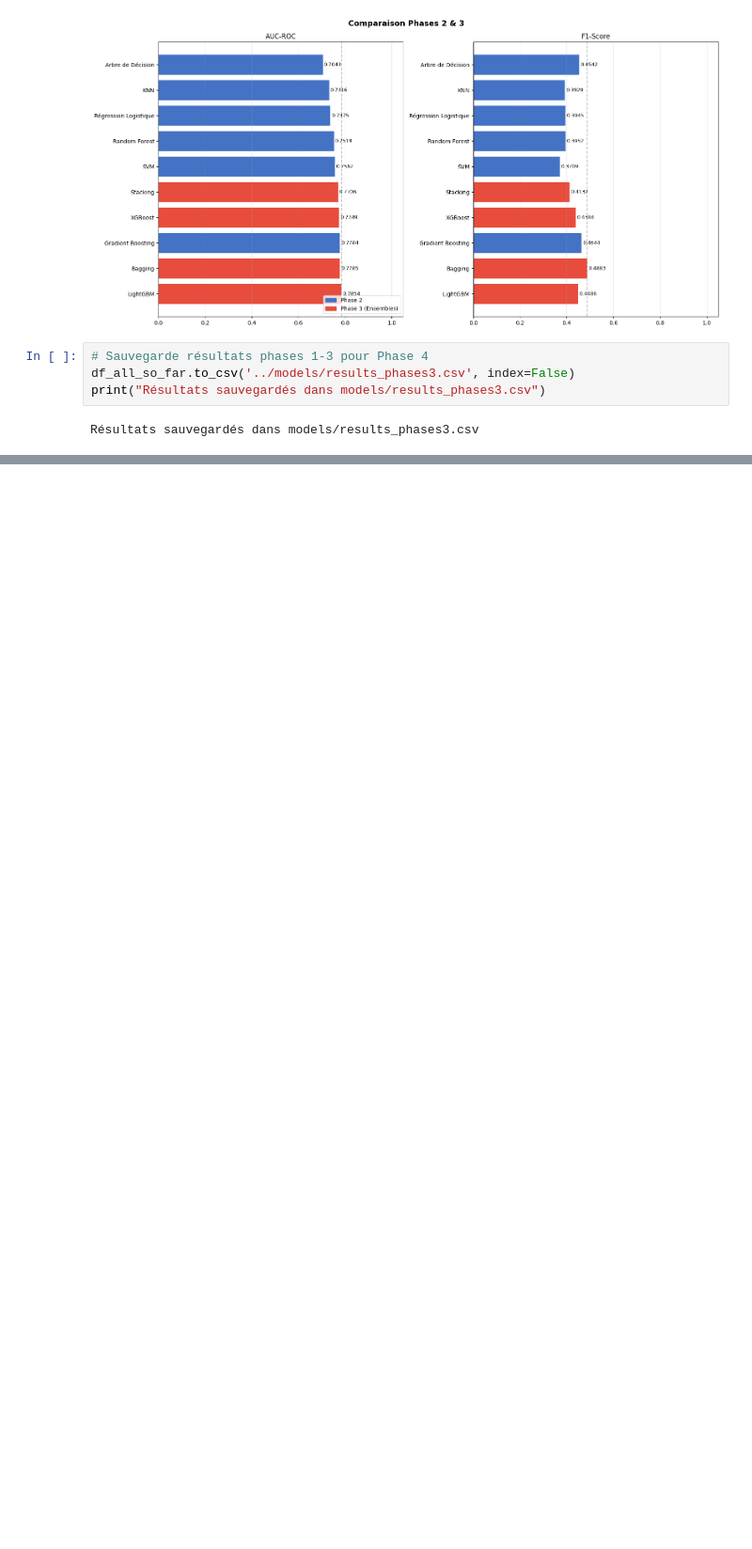
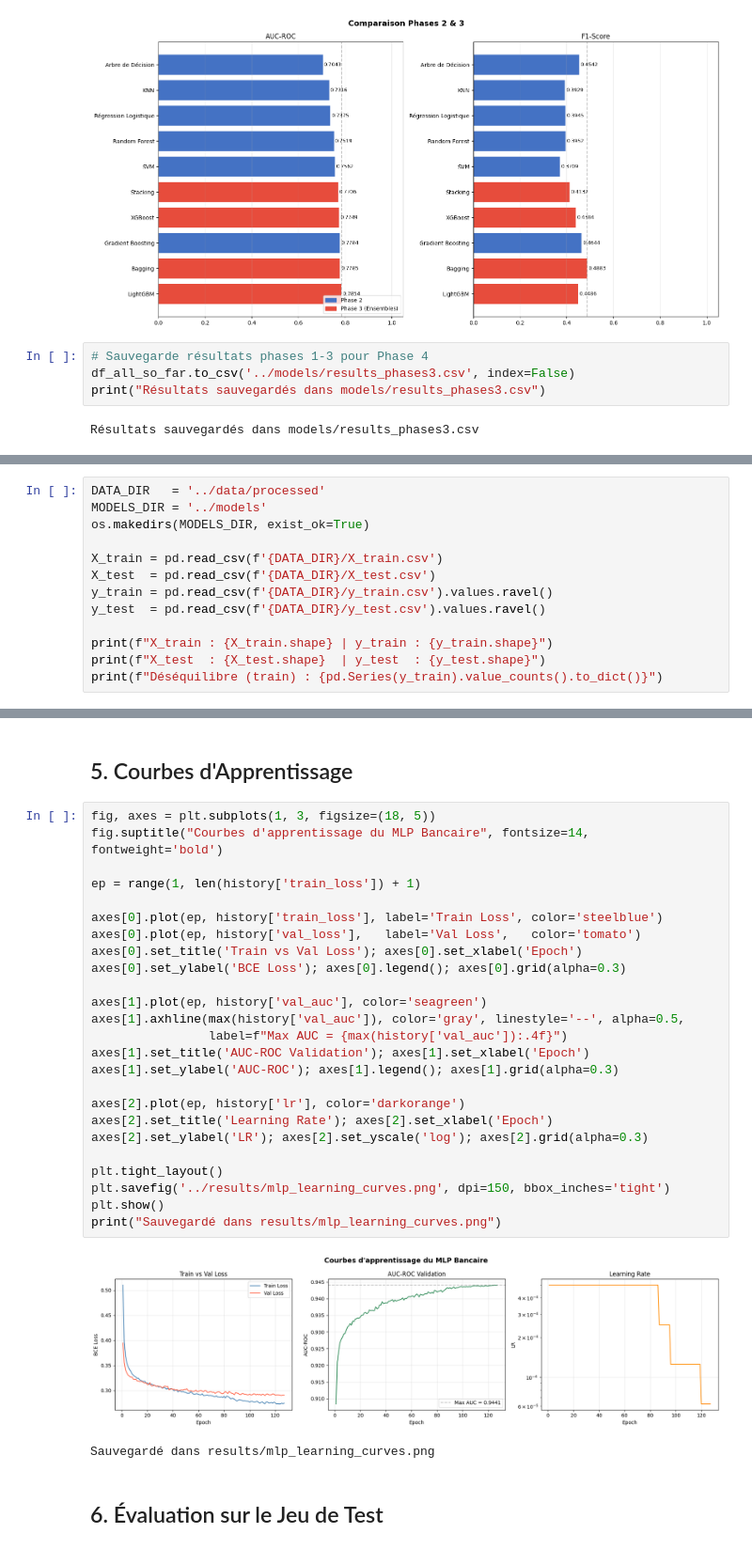
Before and after one commit to mwa1310/bank-costumers-behavior, a Jupyter notebook: notebook/BankCostumersBehavior.ipynb, the cells around one changed output, grey strips where cells are left out. Shown at 94% size. Cells and saved outputs as stored; diff of their text form; blank space fills up the shorter version.

Commit message:
Phase 4 terminée : MLP et comparaison finale
Architecture MLP et test, Comparaison finale de tous les modèles, sauvegardes

```diff
--- a/notebook/BankCostumersBehavior.ipynb
+++ b/notebook/BankCostumersBehavior.ipynb
@@ -632,0 +667,13 @@ Résultats sauvegardés dans models/results_phases3.csv
+# %%
+DATA_DIR   = '../data/processed'
+MODELS_DIR = '../models'
+os.makedirs(MODELS_DIR, exist_ok=True)
+
+X_train = pd.read_csv(f'{DATA_DIR}/X_train.csv')
+X_test  = pd.read_csv(f'{DATA_DIR}/X_test.csv')
+y_train = pd.read_csv(f'{DATA_DIR}/y_train.csv').values.ravel()
+y_test  = pd.read_csv(f'{DATA_DIR}/y_test.csv').values.ravel()
+
+print(f"X_train : {X_train.shape} | y_train : {y_train.shape}")
+print(f"X_test  : {X_test.shape}  | y_test  : {y_test.shape}")
+print(f"Déséquilibre (train) : {pd.Series(y_train).value_counts().to_dict()}")
@@ -632,0 +888,32 @@ Résultats sauvegardés dans models/results_phases3.csv
+# %% [markdown]
+## 5. Courbes d'Apprentissage
+# %%
+fig, axes = plt.subplots(1, 3, figsize=(18, 5))
+fig.suptitle("Courbes d'apprentissage du MLP Bancaire", fontsize=14, fontweight='bold')
+
+ep = range(1, len(history['train_loss']) + 1)
+
+axes[0].plot(ep, history['train_loss'], label='Train Loss', color='steelblue')
+axes[0].plot(ep, history['val_loss'],   label='Val Loss',   color='tomato')
+axes[0].set_title('Train vs Val Loss'); axes[0].set_xlabel('Epoch')
+axes[0].set_ylabel('BCE Loss'); axes[0].legend(); axes[0].grid(alpha=0.3)
+
+axes[1].plot(ep, history['val_auc'], color='seagreen')
+axes[1].axhline(max(history['val_auc']), color='gray', linestyle='--', alpha=0.5,
+                label=f"Max AUC = {max(history['val_auc']):.4f}")
+axes[1].set_title('AUC-ROC Validation'); axes[1].set_xlabel('Epoch')
+axes[1].set_ylabel('AUC-ROC'); axes[1].legend(); axes[1].grid(alpha=0.3)
+
+axes[2].plot(ep, history['lr'], color='darkorange')
+axes[2].set_title('Learning Rate'); axes[2].set_xlabel('Epoch')
+axes[2].set_ylabel('LR'); axes[2].set_yscale('log'); axes[2].grid(alpha=0.3)
+
+plt.tight_layout()
+plt.savefig('../results/mlp_learning_curves.png', dpi=150, bbox_inches='tight')
+plt.show()
+print("Sauvegardé dans results/mlp_learning_curves.png")
+# %% [output]
+[figure, added]
+Sauvegardé dans results/mlp_learning_curves.png
+# %% [markdown]
+## 6. Évaluation sur le Jeu de Test
```
Also changed, not shown: parts of 23 cells of this notebook, 4 other files.
